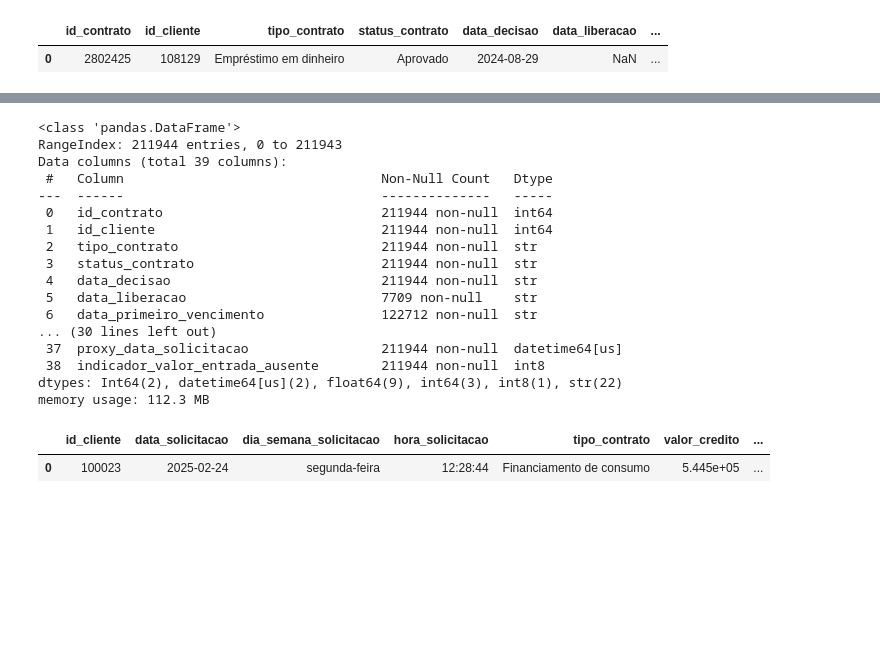
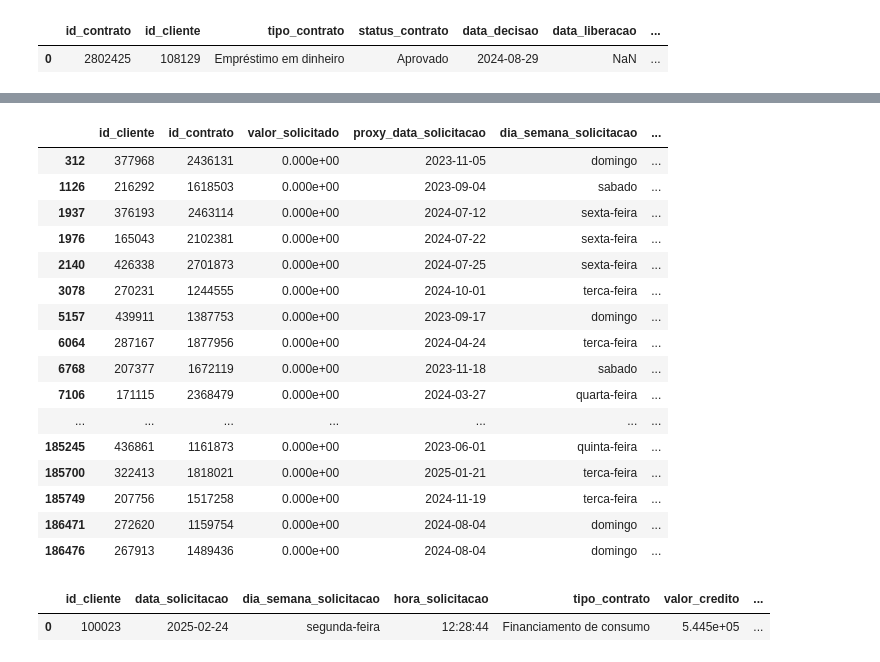
Before and after one commit to jopelmds/Case-credito-inadimplencia-wecogno, a Jupyter notebook: notebooks/1_dataprep.ipynb, the cells around one changed output, grey strips where cells are left out. Saved outputs shown, nothing was run; the diff lists cells and outputs as text; code cells hidden in the pictures; blank space fills up the shorter version.

```diff
--- a/notebooks/1_dataprep.ipynb
+++ b/notebooks/1_dataprep.ipynb
@@ -392,0 +303,10 @@ hist_emp[hist_emp.valor_entrada==0]
+# %%
+## feats_emp -> dados presentes em sub
+
+hist_emp['proxy_data_solicitacao'] = pd.to_datetime(hist_emp.data_liberacao.fillna(hist_emp.data_decisao), format="%Y-%m-%d", errors="coerce")
+
+feats_emp = ['valor_solicitado','proxy_data_solicitacao','dia_semana_solicitacao', 'hora_solicitacao', 'tipo_contrato', 'valor_credito', 'valor_bem', 'valor_parcela']
+
+hist_emp_apr = hist_emp[hist_emp.status_contrato=='aprovado']
+df_emp = (hist_emp_apr[['id_cliente', 'id_contrato'] + feats_emp]).copy()
+df_emp.info()
@@ -419,23 +361,23 @@ hist_emp['percentual_entrada'] = hist_emp.percentual_entrada.fillna(0)
 # %%
-hist_emp.info()
+df_emp[(df_emp.valor_solicitado==0)&(df_emp.valor_credito==0)]
 # %% [output]
-<class 'pandas.DataFrame'>
-RangeIndex: 211944 entries, 0 to 211943
-Data columns (total 39 columns):
- #   Column                                 Non-Null Count   Dtype
----  ------                                 --------------   -----
- 0   id_contrato                            211944 non-null  int64
- 1   id_cliente                             211944 non-null  int64
- 2   tipo_contrato                          211944 non-null  str
- 3   status_contrato                        211944 non-null  str
- 4   data_decisao                           211944 non-null  str
- 5   data_liberacao                         7709 non-null    str
- 6   data_primeiro_vencimento               122712 non-null  str
-... (30 lines left out)
- 37  proxy_data_solicitacao                 211944 non-null  datetime64[us]
- 38  indicador_valor_entrada_ausente        211944 non-null  int8
-dtypes: Int64(2), datetime64[us](2), float64(9), int64(3), int8(1), str(22)
-memory usage: 112.3 MB
+|  | id_cliente | id_contrato | valor_solicitado | proxy_data_solicitacao | dia_semana_solicitacao | ... |
+| 312 | 377968 | 2436131 | 0.000e+00 | 2023-11-05 | domingo | ... |
+| 1126 | 216292 | 1618503 | 0.000e+00 | 2023-09-04 | sabado | ... |
+| 1937 | 376193 | 2463114 | 0.000e+00 | 2024-07-12 | sexta-feira | ... |
+| 1976 | 165043 | 2102381 | 0.000e+00 | 2024-07-22 | sexta-feira | ... |
+| 2140 | 426338 | 2701873 | 0.000e+00 | 2024-07-25 | sexta-feira | ... |
+| 3078 | 270231 | 1244555 | 0.000e+00 | 2024-10-01 | terca-feira | ... |
+| 5157 | 439911 | 1387753 | 0.000e+00 | 2023-09-17 | domingo | ... |
+| 6064 | 287167 | 1877956 | 0.000e+00 | 2024-04-24 | terca-feira | ... |
+| 6768 | 207377 | 1672119 | 0.000e+00 | 2023-11-18 | sabado | ... |
+| 7106 | 171115 | 2368479 | 0.000e+00 | 2024-03-27 | quarta-feira | ... |
+| ... | ... | ... | ... | ... | ... | ... |
+| 185245 | 436861 | 1161873 | 0.000e+00 | 2023-06-01 | quinta-feira | ... |
+| 185700 | 322413 | 1818021 | 0.000e+00 | 2025-01-21 | terca-feira | ... |
+| 185749 | 207756 | 1517258 | 0.000e+00 | 2024-11-19 | terca-feira | ... |
+| 186471 | 272620 | 1159754 | 0.000e+00 | 2024-08-04 | domingo | ... |
+| 186476 | 267913 | 1489436 | 0.000e+00 | 2024-08-04 | domingo | ... |
 # %%
 sub.head(1)
 # %% [output]
```
Also changed, not shown: parts of 47 cells of this notebook, 1 other file.
